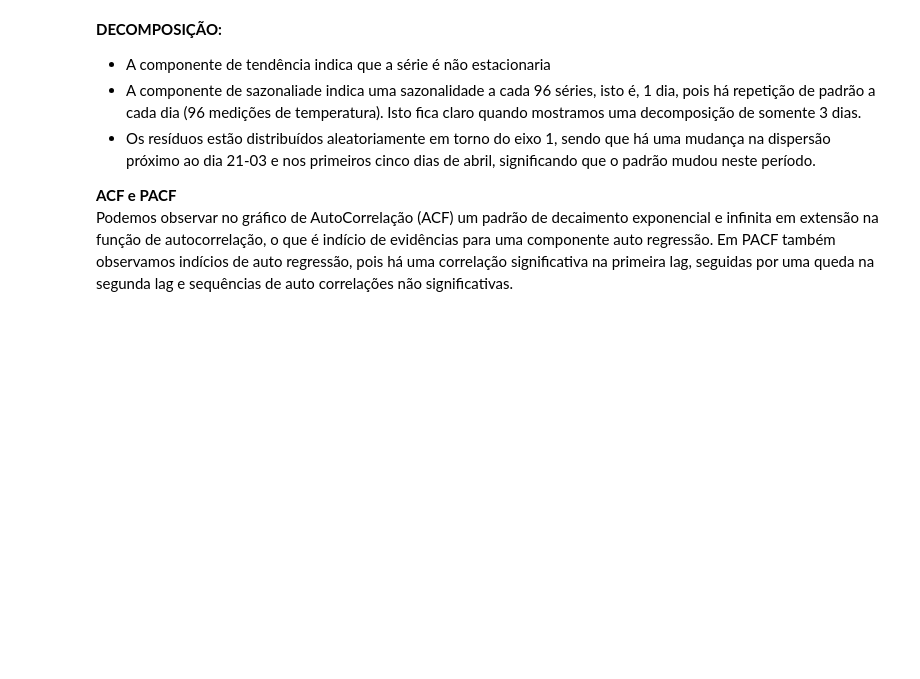
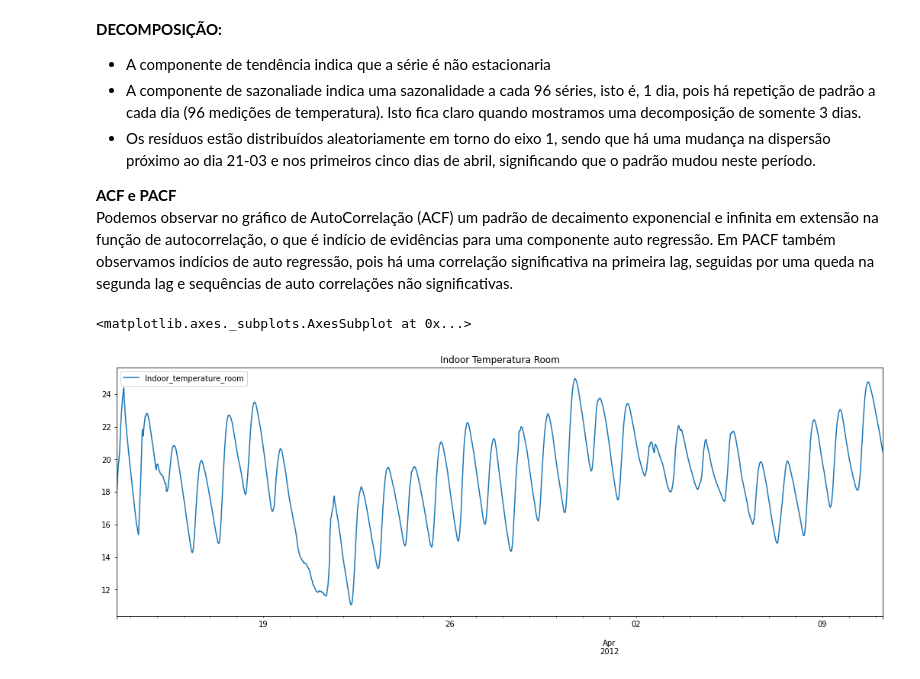
Before and after one commit to HedersonSantos/SmartHome, a Jupyter notebook: seriesTemporais.ipynb, the cells around one changed output. Drawn from its saved outputs; the diff is of its cells as text; code cells hidden in the pictures; blank space fills up the shorter version.

```diff
--- a/seriesTemporais.ipynb
+++ b/seriesTemporais.ipynb
@@ -241,0 +251,5 @@ for ax in axes:
+# %%
+df_treino[['Indoor_temperature_room']].plot(figsize=(18,6), title='Indoor Temperatura Room')
+# %% [output]
+<matplotlib.axes._subplots.AxesSubplot at 0x...>
+[figure, added]
```
Also changed, not shown: parts of 2 cells of this notebook.
